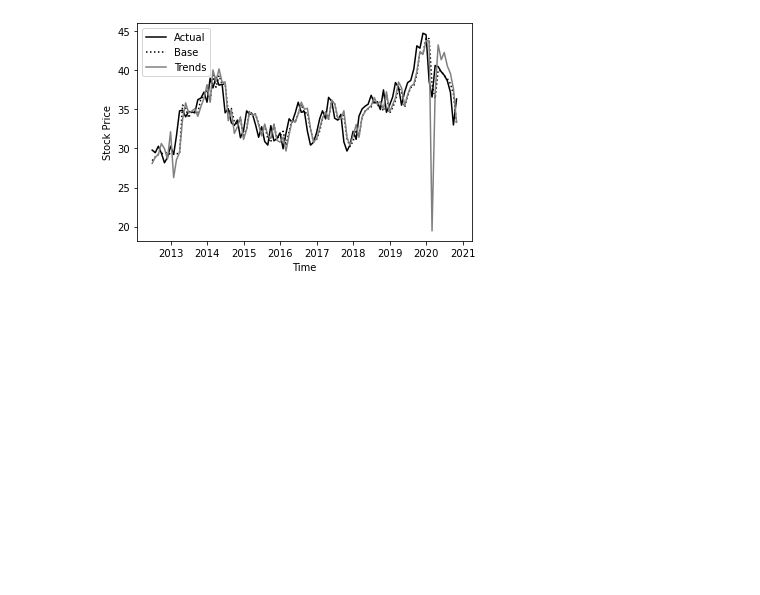
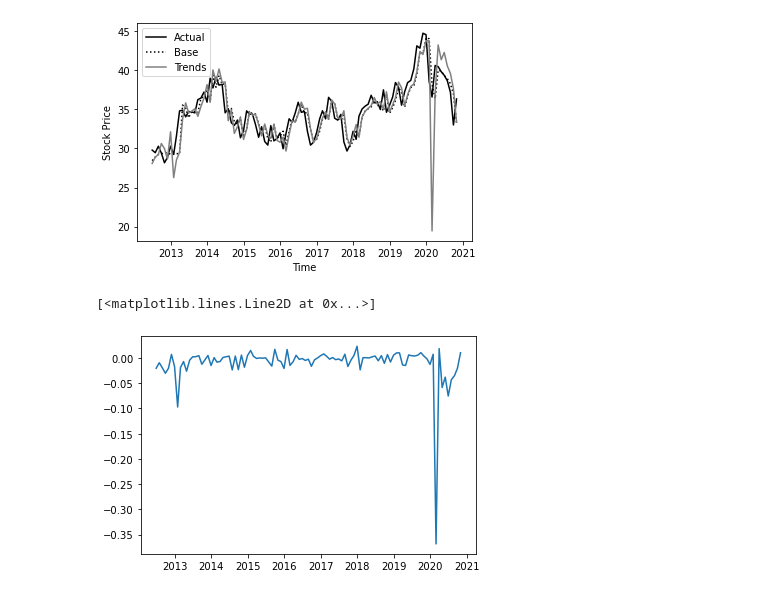
Before and after one commit to epfl-ada/ada-2020-project-milestone-p3-p3_illusions, a Jupyter notebook: extension.ipynb, the cells around one changed output. Cells and saved outputs as stored; diff of their text form; code cells hidden in the pictures; blank space fills up the shorter version.

```diff
--- a/extension.ipynb
+++ b/extension.ipynb
@@ -406,3 +406,26 @@ plt.ylabel('Stock Price')
 # %% [output]
 Text(0, 0.5, 'Stock Price')
 [figure]
+# %%
+AE_GSK_b = abs(GSK_base - GSK_actual)
+AE_JNJ_b = abs(JNJ_base - JNJ_actual)
+AE_MRK_b = abs(MRK_base - MRK_actual)
+AE_PFE_b = abs(PFE_base - PFE_actual)
+AE_SNY_b = abs(SNY_base - SNY_actual)
+# %%
+AE_GSK_t = abs(GSK_trends - GSK_actual)
+AE_JNJ_t = abs(JNJ_trends - JNJ_actual)
+AE_MRK_t = abs(MRK_trends - MRK_actual)
+AE_PFE_t = abs(PFE_trends - PFE_actual)
+AE_SNY_t = abs(SNY_trends - SNY_actual)
+# %%
+diff_AE_GSK = AE_GSK_b - AE_GSK_t
+diff_AE_JNJ = AE_JNJ_b - AE_JNJ_t
+diff_AE_MRK = AE_MRK_b - AE_MRK_t
+diff_AE_PFE = AE_PFE_b - AE_PFE_t
+diff_AE_SNY = AE_SNY_b - AE_SNY_t
+# %%
+plt.plot(pd.to_datetime(diff_AE_GSK.index), diff_AE_GSK)
+# %% [output]
+[<matplotlib.lines.Line2D at 0x...>]
+[figure, added]
```
Also changed, not shown: parts of 4 cells of this notebook.
